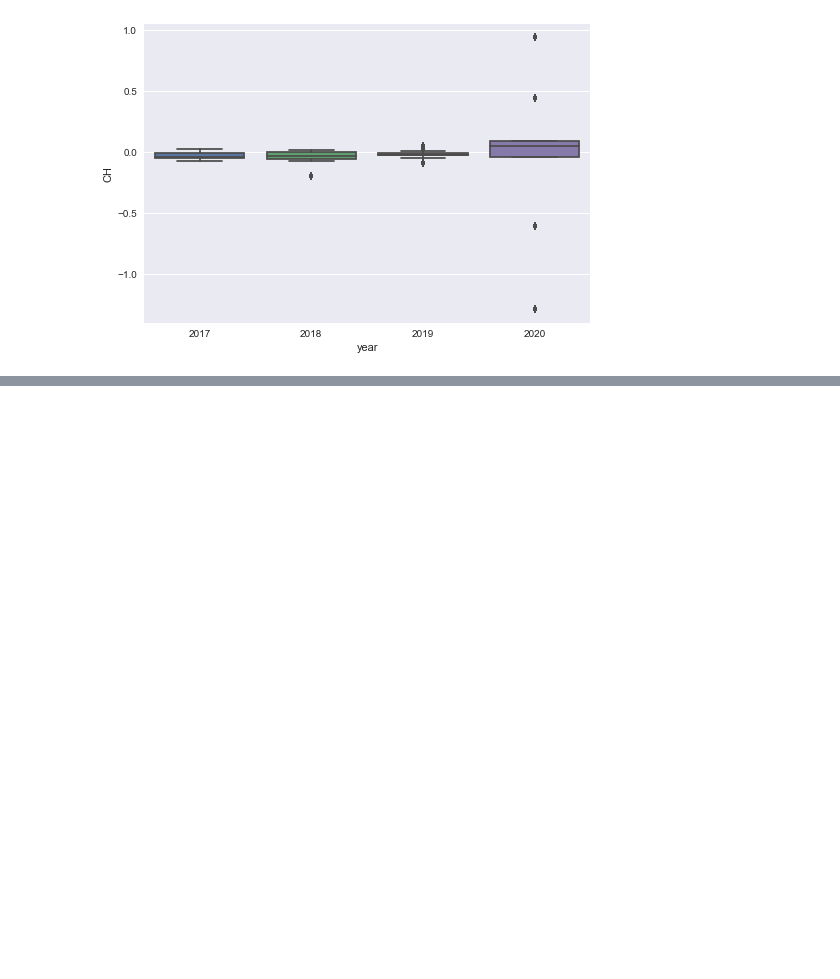
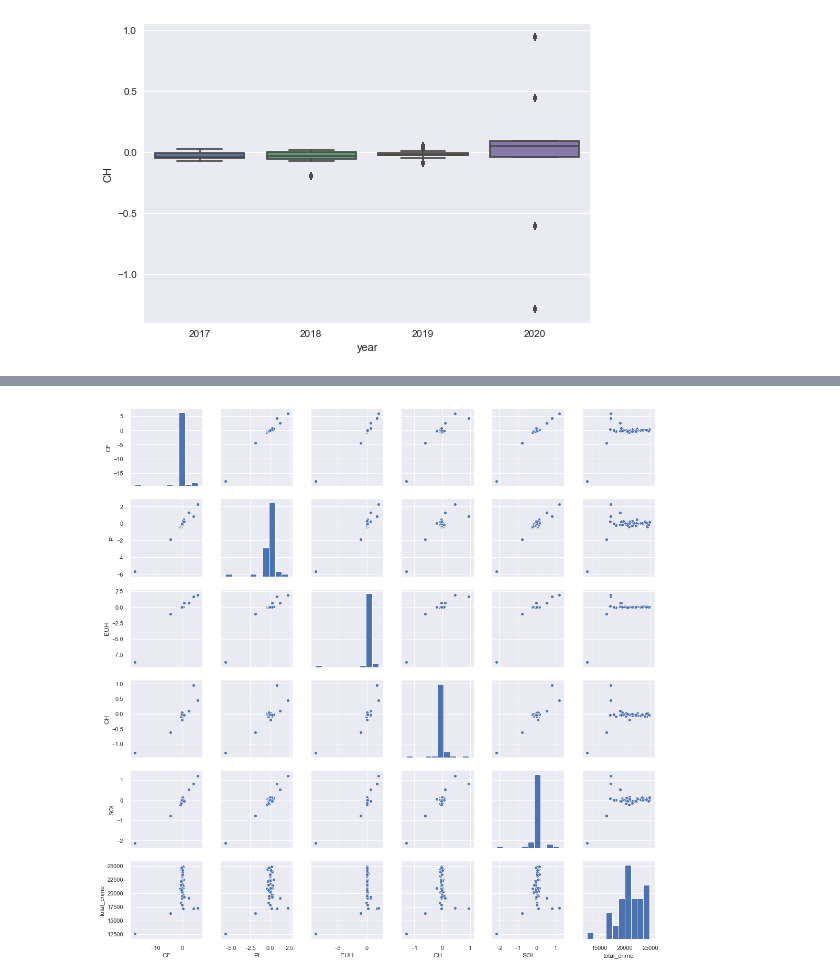
Before and after one commit to tjdolan121/4502Proj, a Jupyter notebook: forge/code/EDA.ipynb, the cells around one changed output, grey strips where cells are left out. Cells and saved outputs as stored; diff of their text form; code cells hidden in the pictures; blank space fills up the shorter version.

```diff
--- a/forge/code/EDA.ipynb
+++ b/forge/code/EDA.ipynb
@@ -335,0 +355,7 @@ sns.set(rc={'figure.figsize':(15,10)})
+# %%
+total_crime_df = pd.DataFrame(df.groupby(['year', 'month']).size()).reset_index()  # Total crime per month
+total_crime_df.columns = ['year', 'month', 'total_crime']  # Rename the columns
+total_crime_plus_econ_df = pd.merge(econ_df, total_crime_df)
+sns.pairplot(total_crime_plus_econ_df.drop(['year', 'month', 'date'], axis=1));
+# %% [output]
+[figure, added]
```
Also changed, not shown: parts of 15 cells of this notebook.
